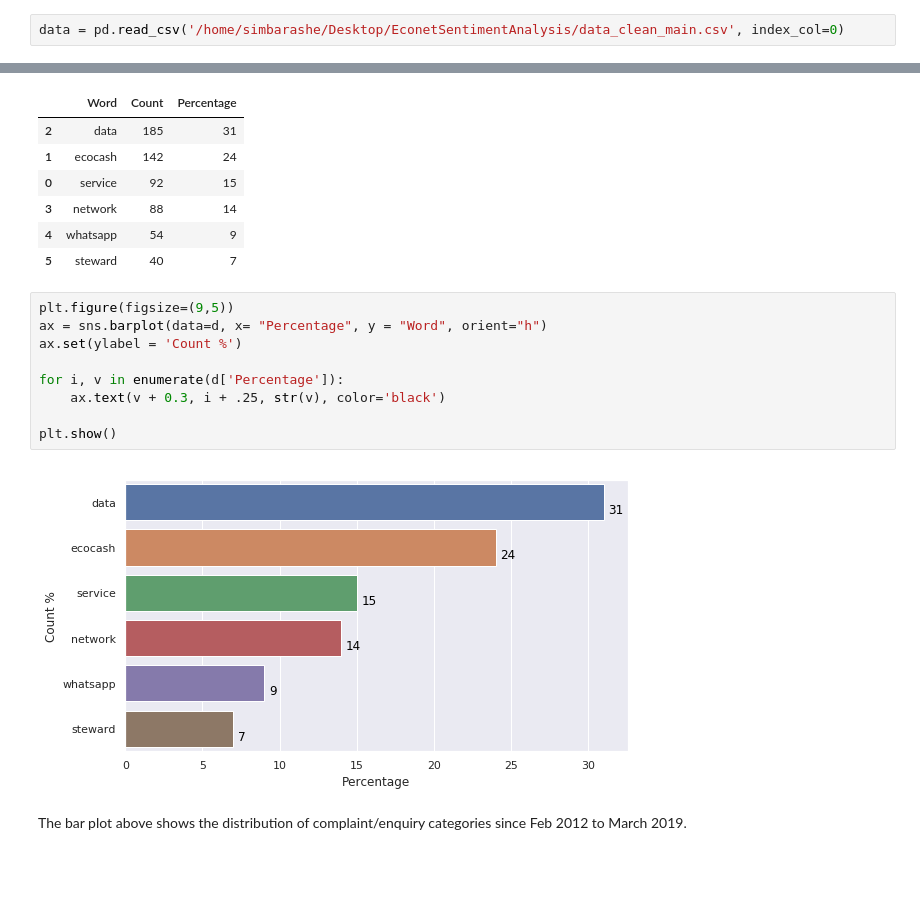
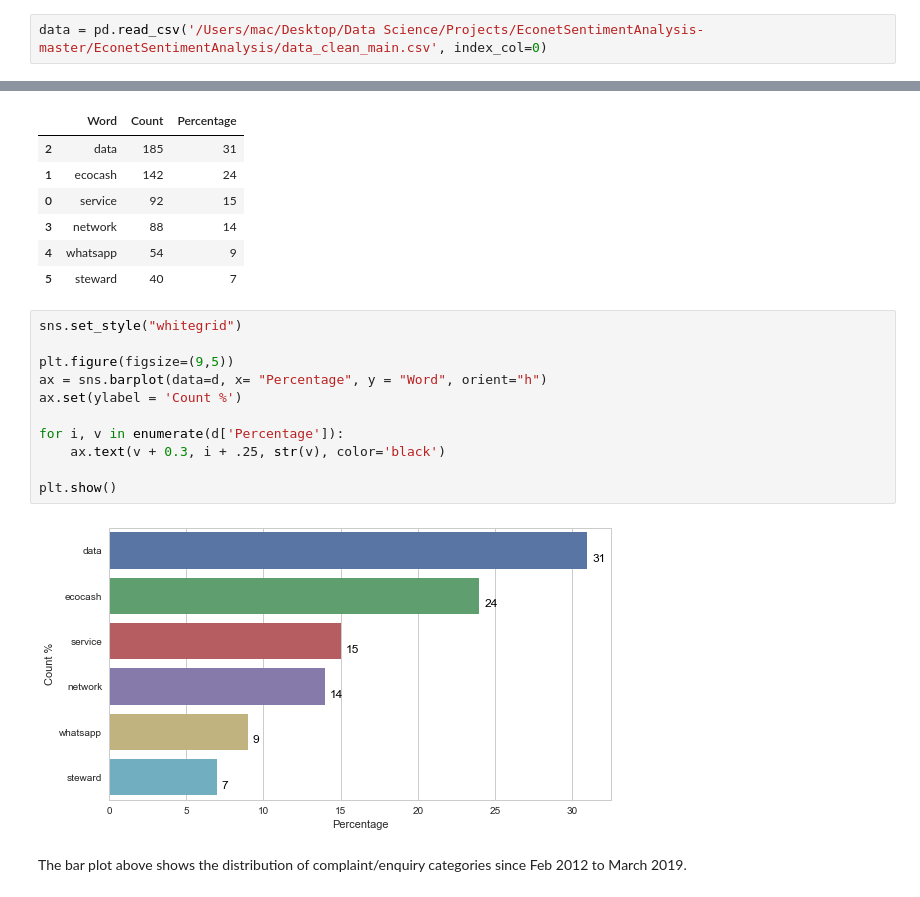
Before and after one commit to SimbaPy/EconetSentimentAnalysis, a Jupyter notebook: EconetSentimentAnalysis/2. Econet Sentiment Analysis.ipynb, the cells around one changed output, grey strips where cells are left out. Drawn from its saved outputs; the diff is of its cells as text; blank space fills up the shorter version.

```diff
--- a/EconetSentimentAnalysis/2. Econet Sentiment Analysis.ipynb
+++ b/EconetSentimentAnalysis/2. Econet Sentiment Analysis.ipynb
@@ -35,7 +35,7 @@ from datetime import datetime
 from pandas.plotting import register_matplotlib_converters
 register_matplotlib_converters()
 # %%
-data = pd.read_csv('/home/simbarashe/Desktop/EconetSentimentAnalysis/data_clean_main.csv', index_col=0)
+data = pd.read_csv('/Users/mac/Desktop/Data Science/Projects/EconetSentimentAnalysis-master/EconetSentimentAnalysis/data_clean_main.csv', index_col=0)
 # %%
 data.tail()
 # %% [output]
@@ -426,16 +437,18 @@ d
 | 4 | whatsapp | 54 | 9 |
 | 5 | steward | 40 | 7 |
 # %%
+sns.set_style("whitegrid")
+
 plt.figure(figsize=(9,5))
 ax = sns.barplot(data=d, x= "Percentage", y = "Word", orient="h")
 ax.set(ylabel = 'Count %')
 
 for i, v in enumerate(d['Percentage']):
     ax.text(v + 0.3, i + .25, str(v), color='black')
 
 plt.show()
 # %% [output]
-[figure, old version]
+[figure, new version]
 # %% [markdown]
 The bar plot above shows the distribution of complaint/enquiry categories since Feb 2012 to March 2019.
 # %% [markdown]
```
Also changed, not shown: parts of 105 cells of this notebook, 3 other files.
